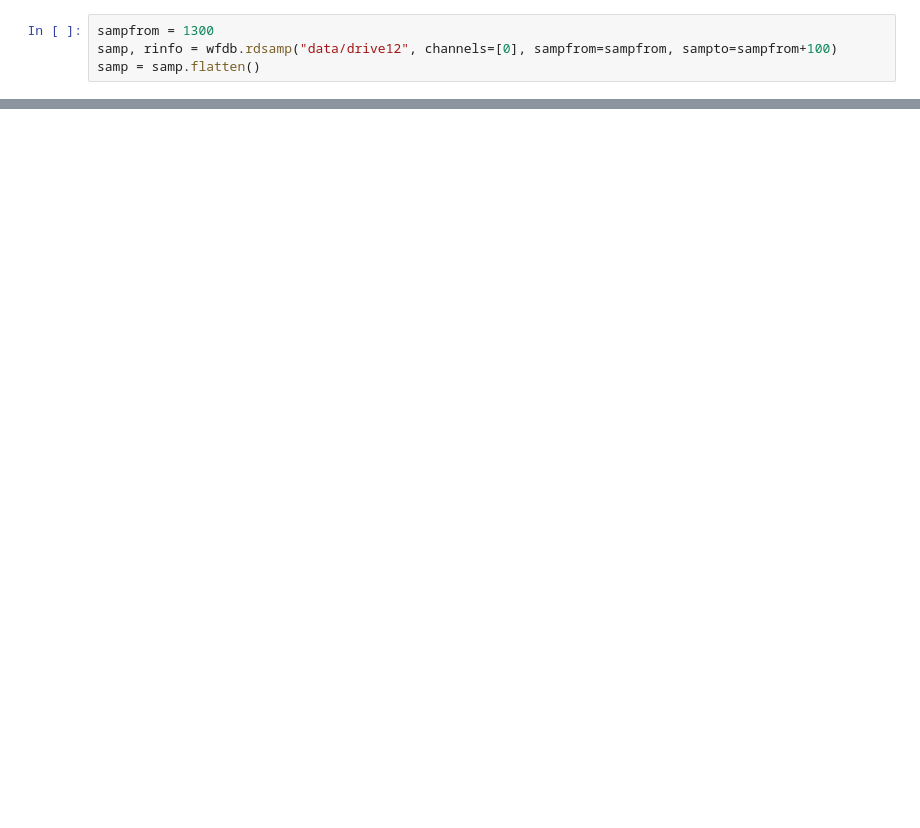
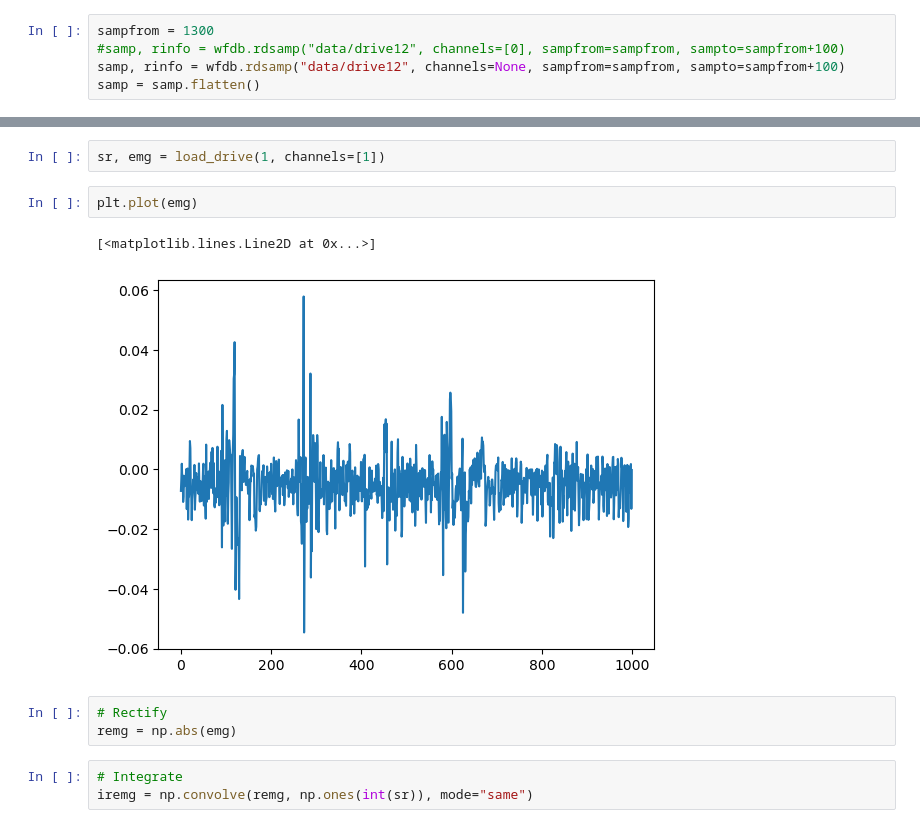
Before and after one commit to MQ37/ecg-emg-processing, a Jupyter notebook: Semestral1.ipynb, the cells around one changed output, grey strips where cells are left out. Saved outputs shown, nothing was run; the diff lists cells and outputs as text; blank space fills up the shorter version.

Commit message:
add emg processing - rectify, integrate, detect changes using gradient

```diff
--- a/Semestral1.ipynb
+++ b/Semestral1.ipynb
@@ -6,4 +9,5 @@ import numpy as np
 # %%
 sampfrom = 1300
-samp, rinfo = wfdb.rdsamp("data/drive12", channels=[0], sampfrom=sampfrom, sampto=sampfrom+100)
+#samp, rinfo = wfdb.rdsamp("data/drive12", channels=[0], sampfrom=sampfrom, sampto=sampfrom+100)
+samp, rinfo = wfdb.rdsamp("data/drive12", channels=None, sampfrom=sampfrom, sampto=sampfrom+100)
 samp = samp.flatten()
@@ -63,0 +170,13 @@ detect_peaks(X, do_plot=True)
+# %%
+sr, emg = load_drive(1, channels=[1])
+# %%
+plt.plot(emg)
+# %% [output]
+[<matplotlib.lines.Line2D at 0x...>]
+[figure, added]
+# %%
+# Rectify
+remg = np.abs(emg)
+# %%
+# Integrate
+iremg = np.convolve(remg, np.ones(int(sr)), mode="same")
```
Also changed, not shown: parts of 11 cells of this notebook.
